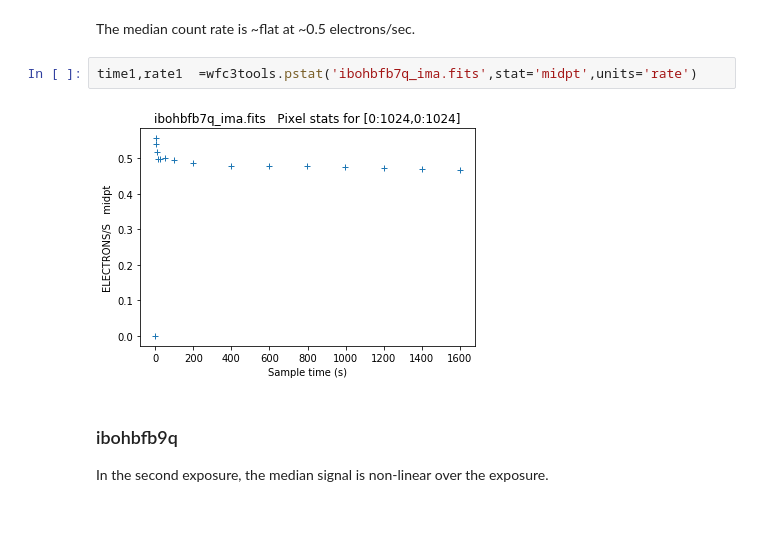
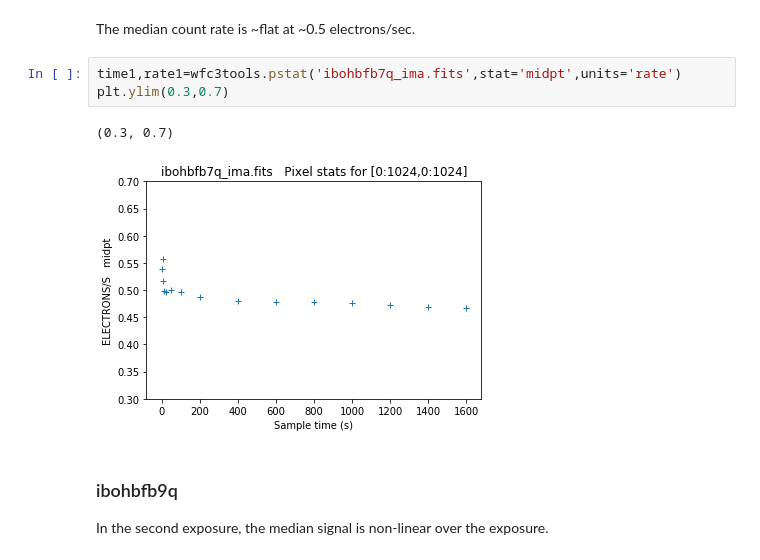
Before and after one commit to mackjenn/wfc3, a Jupyter notebook: nonlinear_bkg.ipynb, the cells around one changed output. Drawn from its saved outputs; the diff is of its cells as text; blank space fills up the shorter version.

```diff
--- a/nonlinear_bkg.ipynb
+++ b/nonlinear_bkg.ipynb
@@ -138,9 +138,11 @@ time1,counts1=wfc3tools.pstat('ibohbfb7q_ima.fits',stat='midpt',units='counts')
 # %% [markdown]
 The median count rate is ~flat at ~0.5 electrons/sec.
 # %%
-time1,rate1  =wfc3tools.pstat('ibohbfb7q_ima.fits',stat='midpt',units='rate')
+time1,rate1=wfc3tools.pstat('ibohbfb7q_ima.fits',stat='midpt',units='rate')
+plt.ylim(0.3,0.7)
 # %% [output]
+(0.3, 0.7)
-[figure, old version]
+[figure, new version]
 # %% [markdown]
 ###  ibohbfb9q
 In the second exposure, the median signal is non-linear over the exposure.
```
Also changed, not shown: parts of 4 cells of this notebook.
